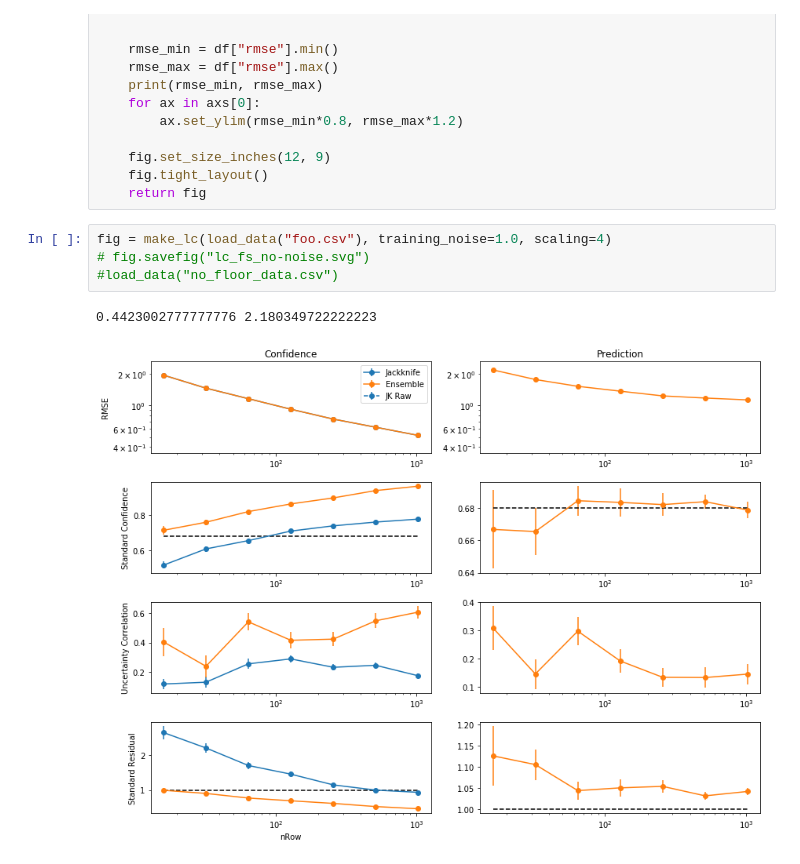
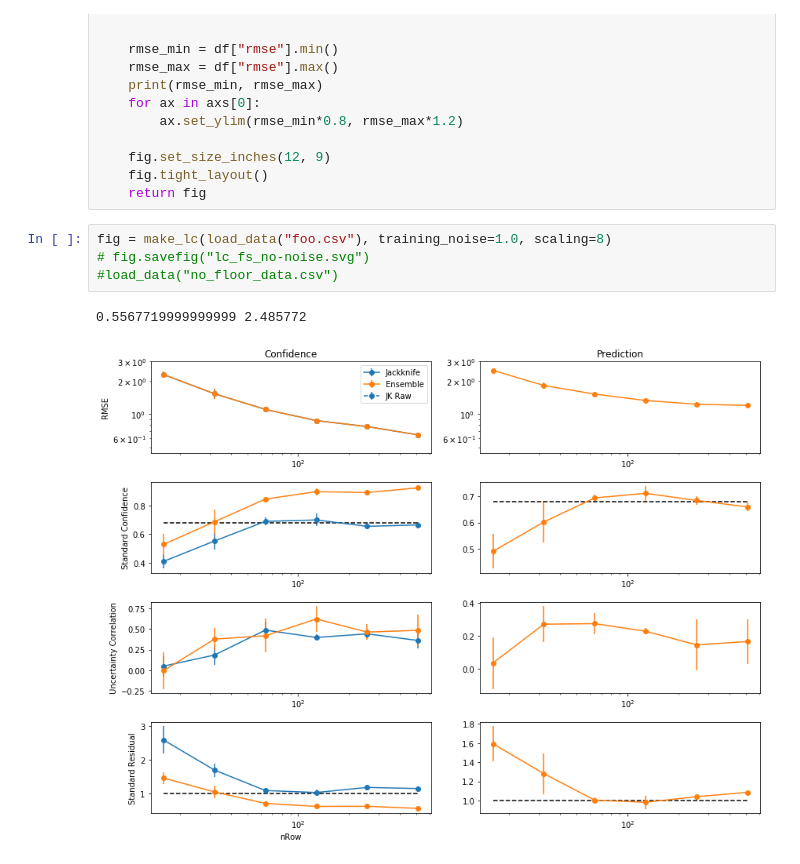
Before and after one commit to CitrineInformatics/lolo, a Jupyter notebook: jackknife-analysis.ipynb, the cells around one changed output. Cells and saved outputs as stored; diff of their text form.

```diff
--- a/jackknife-analysis.ipynb
+++ b/jackknife-analysis.ipynb
@@ -106,12 +106,12 @@ def make_lc(df, training_noise=0.0, scaling=0, nRow=None):
     fig.tight_layout()
     return fig
 # %%
-fig = make_lc(load_data("foo.csv"), training_noise=1.0, scaling=4)
+fig = make_lc(load_data("foo.csv"), training_noise=1.0, scaling=8)
 # fig.savefig("lc_fs_no-noise.svg")
 #load_data("no_floor_data.csv")
 # %% [output]
-0.4423002777777776 2.180349722222223
+0.5567719999999999 2.485772
-[figure, old version]
+[figure, new version]
 # %%
 load_data("foo.csv")
 # %% [output]
```
Also changed, not shown: parts of 1 cell of this notebook, 1 other file.
